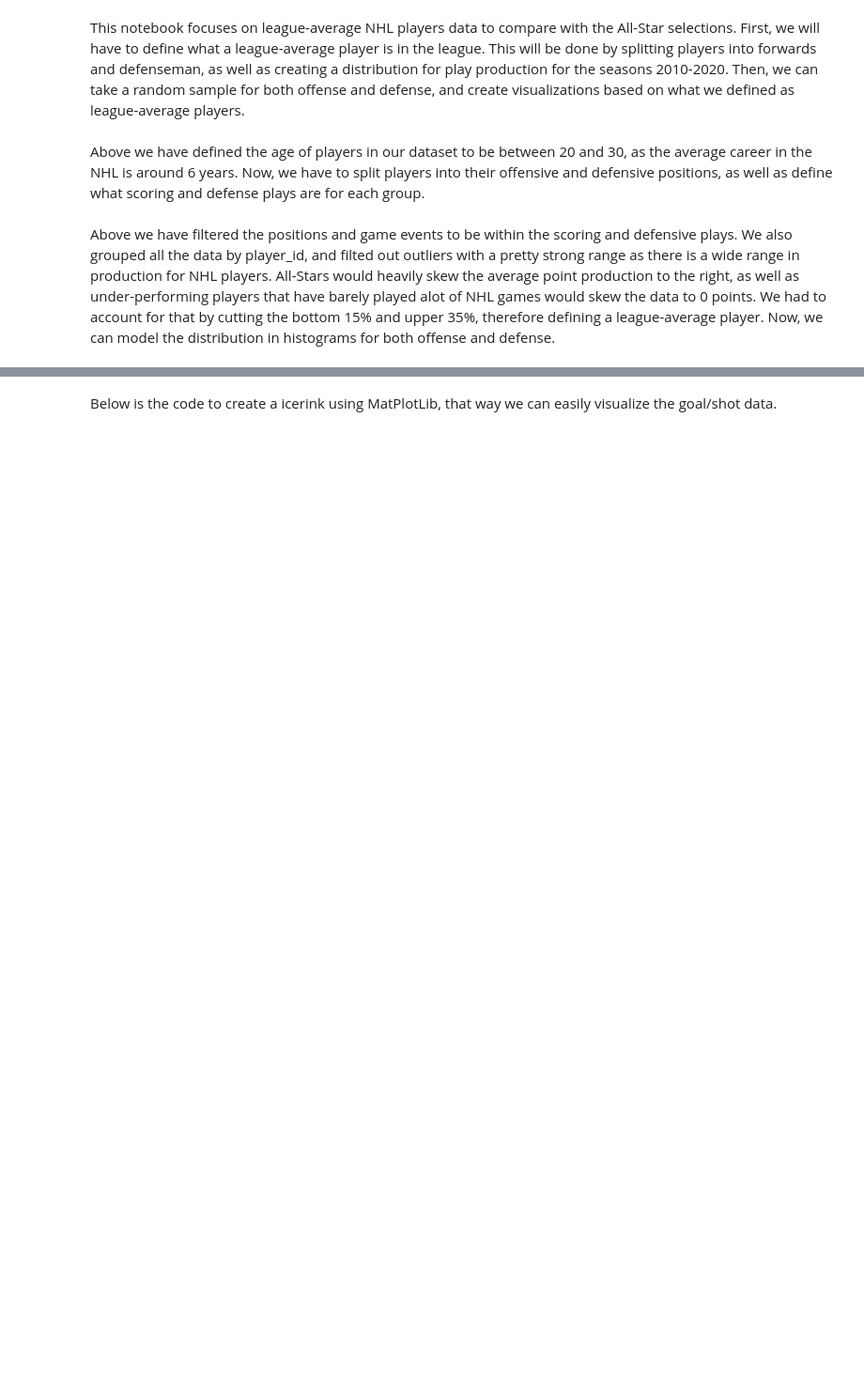
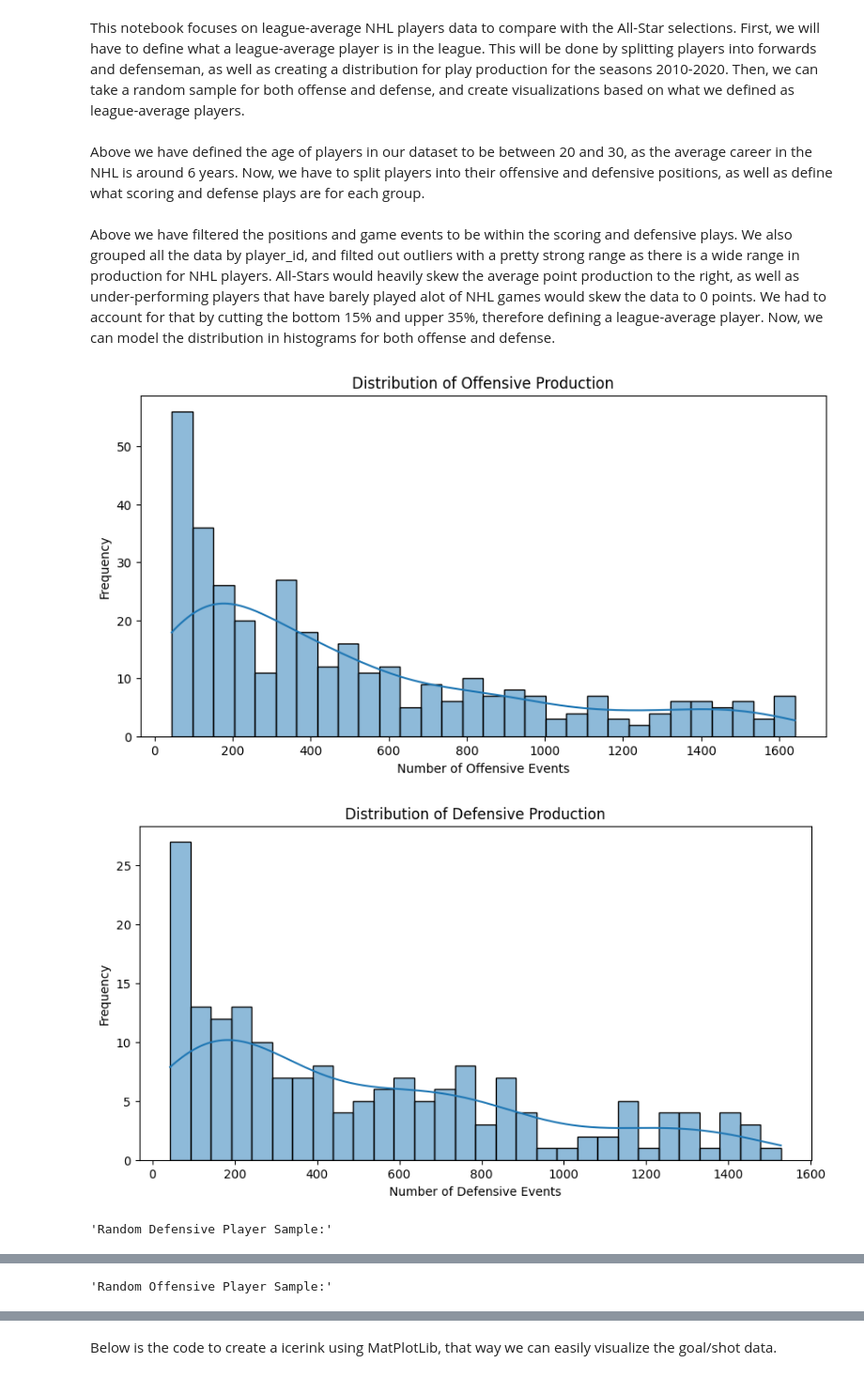
Before and after one commit to mattzirp/pucks_to_the_net, a Jupyter notebook: league_average.ipynb, the cells around one changed output, grey strips where cells are left out. Shown at 94% size. Cells and saved outputs as stored; diff of their text form; code cells hidden in the pictures; blank space fills up the shorter version.

```diff
--- a/league_average.ipynb
+++ b/league_average.ipynb
@@ -49,28 +49,32 @@ Above we have filtered the positions and game events to be within the scoring an
 # %%
 plt.figure(figsize=(10,5))
 sns.histplot(offensive_stats['offensive_events'], bins = 30, kde = True)
 plt.title("Distribution of Offensive Production")
 plt.xlabel("Number of Offensive Events")
 plt.ylabel("Frequency")
 plt.show()
 
 plt.figure(figsize=(10,5))
 sns.histplot(defensive_stats['defensive_events'], bins = 30, kde = True)
 plt.title("Distribution of Defensive Production")
 plt.xlabel("Number of Defensive Events")
 plt.ylabel("Frequency")
 plt.show()
 
 offensive_mean = offensive_stats['offensive_events'].mean()
 offensive_std = offensive_stats['offensive_events'].std()
 league_avg_offensive = offensive_stats[(offensive_stats['offensive_events'] <= offensive_mean + offensive_std) & (offensive_stats['offensive_events'] >= offensive_mean)]
 
 defensive_mean = defensive_stats['defensive_events'].mean()
 defensive_std = defensive_stats['defensive_events'].std()
 league_avg_defensive = defensive_stats[(defensive_stats['defensive_events'] <= defensive_mean + defensive_std) & (defensive_stats['defensive_events'] >= defensive_mean)]
 
 random_offensive_sample = league_avg_offensive.sample(n=min(10, len(league_avg_offensive)), random_state=42)
 random_defensive_sample = league_avg_defensive.sample(n=min(10,len(league_avg_defensive)), random_state=42)
 
-display(random_defensive_sample)
-display(random_offensive_sample)
+display('Random Defensive Player Sample:', random_defensive_sample)
+display("Random Offensive Player Sample:", random_offensive_sample)
+# %% [output]
+[figure, added]
+[figure, added]
+'Random Defensive Player Sample:'
@@ -76,0 +92 @@ display(random_offensive_sample)
+'Random Offensive Player Sample:'
```
Also changed, not shown: parts of 11 cells of this notebook, 1 other file.
